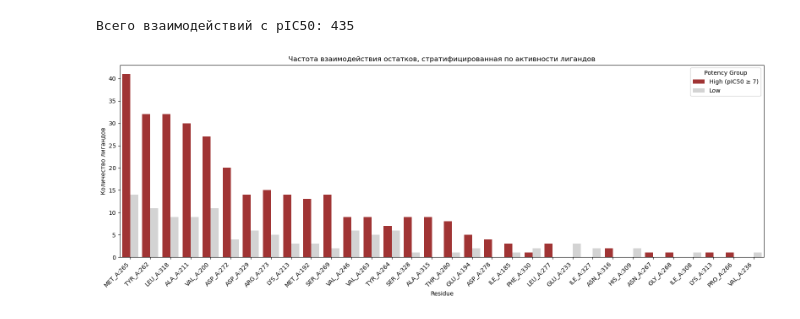
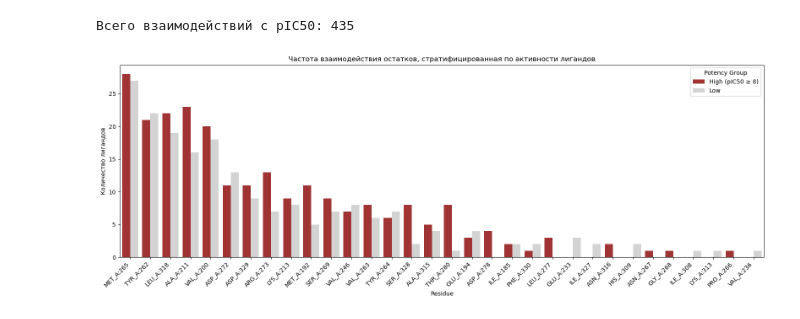
Before and after one commit to AnastasiyaRych/irak4, a Jupyter notebook: 00_interaction_analysis/IC50/barplot_interactions+IC50.ipynb, the cells around one changed output. Cells and saved outputs as stored; diff of their text form; code cells hidden in the pictures.

```diff
--- a/00_interaction_analysis/IC50/barplot_interactions+IC50.ipynb
+++ b/00_interaction_analysis/IC50/barplot_interactions+IC50.ipynb
@@ -35,7 +35,7 @@ print(f"Всего взаимодействий с pIC50: {len(merged)}")
 Всего взаимодействий с pIC50: 435
 # %%
 merged['PotencyGroup'] = merged['pIC50'].apply(
-    lambda x: 'High (pIC50 ≥ 7)' if x >= 7.0 else 'Low'
+    lambda x: 'High (pIC50 ≥ 8)' if x >= 8.0 else 'Low'
 )
 # %%
 residue_counts = (
@@ -46,33 +46,33 @@ residue_counts = (
     .reset_index()
 )
 
-for group in ['High (pIC50 ≥ 7)', 'Low']:
+for group in ['High (pIC50 ≥ 8)', 'Low']:
     if group not in residue_counts.columns:
         residue_counts[group] = 0
 
-residue_counts['Total'] = residue_counts['High (pIC50 ≥ 7)'] + residue_counts['Low']
+residue_counts['Total'] = residue_counts['High (pIC50 ≥ 8)'] + residue_counts['Low']
 residue_counts = residue_counts.sort_values('Total', ascending=False).drop(columns='Total')
 # %%
 plot_data = residue_counts.melt(
     id_vars='Residue',
-    value_vars=['High (pIC50 ≥ 7)', 'Low'],
+    value_vars=['High (pIC50 ≥ 8)', 'Low'],
     var_name='Potency Group',
     value_name='Interaction Count'
 )
 
 plt.figure(figsize=(16, 6))
 sns.barplot(
     data=plot_data,
     x='Residue',
     y='Interaction Count',
     hue='Potency Group',
-    palette={'High (pIC50 ≥ 7)': 'firebrick', 'Low': 'lightgray'}
+    palette={'High (pIC50 ≥ 8)': 'firebrick', 'Low': 'lightgray'}
 )
 plt.xticks(rotation=45, ha='right')
 plt.ylabel('Количество лигандов')
 plt.title('Частота взаимодействия остатков, стратифицированная по активности лигандов')
 plt.tight_layout()
 plt.savefig("residue_IC50_barplot.png", dpi=300, bbox_inches='tight')
 plt.show()
 # %% [output]
-[figure, old version]
+[figure, new version]
```
Also changed, not shown: 8 other files.
